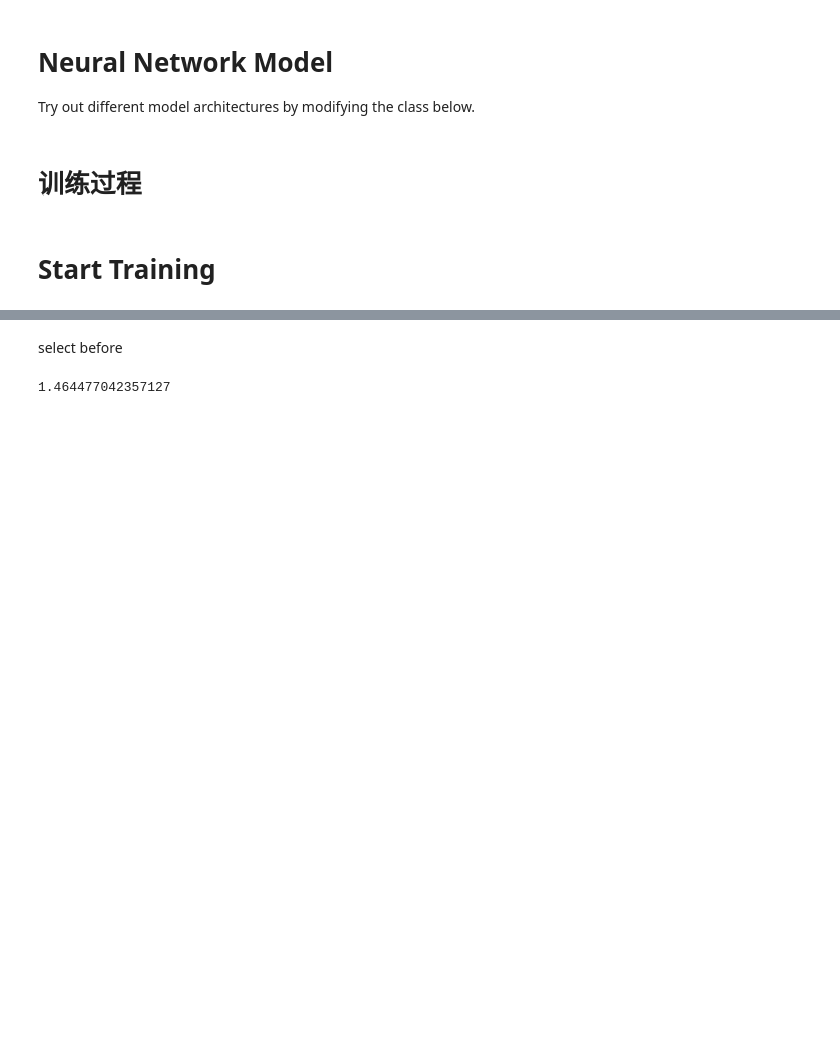
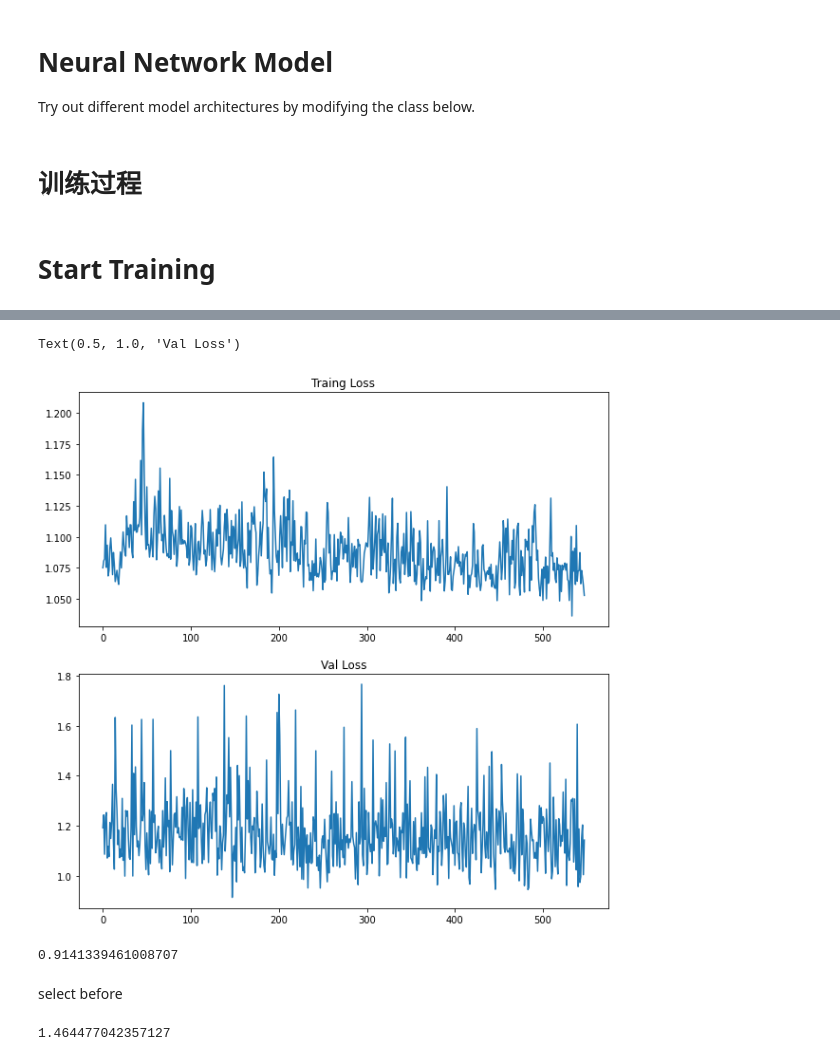
Before and after one commit to zhengzongyang/DataScientist, a Jupyter notebook: MachineLearning2022Spring/regression.ipynb, the cells around one changed output, grey strips where cells are left out. Cells and saved outputs as stored; diff of their text form; code cells hidden in the pictures; blank space fills up the shorter version.

Commit message:
regression improve: Adam optimizer, leaky relu, feature selection use sklearn

```diff
--- a/MachineLearning2022Spring/regression.ipynb
+++ b/MachineLearning2022Spring/regression.ipynb
@@ -82,7 +122,7 @@ def select_feat(train_data, valid_data, test_data, select_all=True):
     if select_all:
         feat_idx = list(range(raw_x_train.shape[1]))
     else:
-        feat_idx = [101, 85, 69, 53, 104, 88, 105, 72, 89, 56, 73, 40, 57, 41, 103, 102, 87, 86, 71, 70, 55, 54, 39, 38, 114, 98, 82, 66, 50, 108, 92, 76, 60, 44, 115, 99, 67, 83, 51, 113, 97, 81, 65, 49, 109, 93, 77, 21, 61, 116, 100, 84, 68, 52] # TODO: Select suitable feature columns.
+        feat_idx = selected_idx # TODO: Select suitable feature columns.
 
     return raw_x_train[:,feat_idx], raw_x_valid[:,feat_idx], raw_x_test[:,feat_idx], y_train, y_valid
 # %%
@@ -163,14 +203,20 @@ def trainer(train_loader, valid_loader, model, config, device):
     # Define your optimization algorithm.
     # TODO: Please check https://pytorch.org/docs/stable/optim.html to get more available algorithms.
     # TODO: L2 regularization (optimizer(weight decay...) or implement by your self).
-    optimizer = torch.optim.SGD(model.parameters(), lr=config['learning_rate'], momentum=0.9)
-
-    writer = SummaryWriter() # Writer of tensoboard.
+    # optimizer = torch.optim.SGD(model.parameters(), lr=config['learning_rate'], momentum=0.9)
+    optimizer = torch.optim.Adam(model.parameters(), lr=config['learning_rate']*50,
+                                 weight_decay=1e-3)
+    scheduler = torch.optim.lr_scheduler.CosineAnnealingWarmRestarts(optimizer,
+                                        T_0=2, T_mult=2, eta_min=config['learning_rate'])
+    # writer = SummaryWriter() # Writer of tensoboard.
 
     if not os.path.isdir('./models'):
         os.mkdir('./models') # Create directory of saving models.
 
     n_epochs, best_loss, step, early_stop_count = config['n_epochs'], math.inf, 0, 0
+
+    train_losses = []
+    val_losses = []
 
     for epoch in range(n_epochs):
         model.train() # Set your model to train mode.
@@ -193,8 +239,10 @@ def trainer(train_loader, valid_loader, model, config, device):
             train_pbar.set_description(f'Epoch [{epoch+1}/{n_epochs}]')
             train_pbar.set_postfix({'loss': loss.detach().item()})
 
+        scheduler.step()
         mean_train_loss = sum(loss_record)/len(loss_record)
-        writer.add_scalar('Loss/train', mean_train_loss, step)
+        train_losses.append(mean_train_loss)
+        # writer.add_scalar('Loss/train', mean_train_loss, step)
 
         model.eval() # Set your model to evaluation mode.
         loss_record = []
@@ -207,8 +255,9 @@ def trainer(train_loader, valid_loader, model, config, device):
             loss_record.append(loss.item())
 
         mean_valid_loss = sum(loss_record)/len(loss_record)
+        val_losses.append(mean_valid_loss)
         print(f'Epoch [{epoch+1}/{n_epochs}]: Train loss: {mean_train_loss:.4f}, Valid loss: {mean_valid_loss:.4f}')
-        writer.add_scalar('Loss/valid', mean_valid_loss, step)
+        # writer.add_scalar('Loss/valid', mean_valid_loss, step)
         # 为了防止过拟合，使用验证集的损失来衡量模型的好坏，而非训练集的
         if mean_valid_loss < best_loss:
             best_loss = mean_valid_loss
@@ -220,11 +269,12 @@ def trainer(train_loader, valid_loader, model, config, device):
 
         if early_stop_count >= config['early_stop']:
             print('\nModel is not improving, so we halt the training session.')
-            return best_loss
-    return best_loss
+            break
+
+    return train_losses, val_losses
 # %% [markdown]
 # Start Training
 # %%
 model = My_Model(input_dim=x_train.shape[1]).to(device) # put your model and data on the same computation device.
-best_loss = trainer(train_loader, valid_loader, model, config, device)
+train_losses, val_losses = trainer(train_loader, valid_loader, model, config, device)
 # %% [output]
@@ -253,3 +285,22 @@ Saving model with loss 16.004...
+# %%
+import matplotlib.pyplot as plt
+%matplotlib inline
+
+plt.figure(figsize=(10, 10))
+plt.subplot(211)
+plt.plot(train_losses[1000:])
+plt.title('Traing Loss')
+
+plt.subplot(212)
+plt.plot(val_losses[1000:])
+plt.title('Val Loss')
+# %% [output]
+Text(0.5, 1.0, 'Val Loss')
+[figure, added]
+# %%
+np.sort(val_losses)[0]
+# %% [output]
+0.9141339461008707
 # %% [markdown]
 select before
 # %%
```
Also changed, not shown: parts of 4 cells of this notebook, 2 other files.
